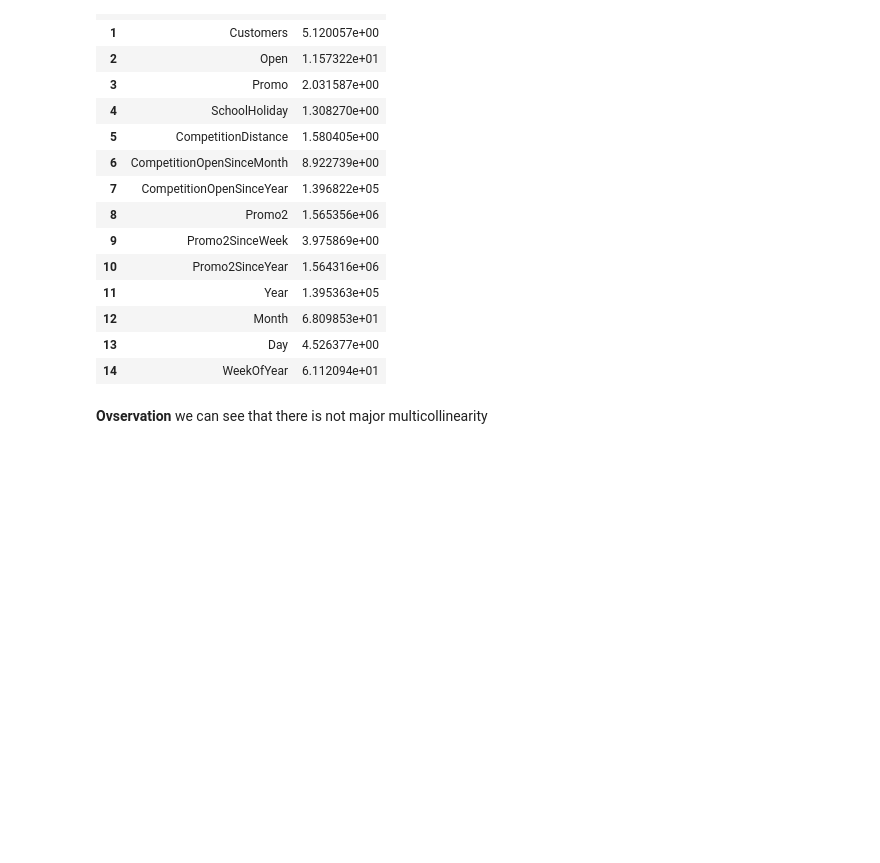
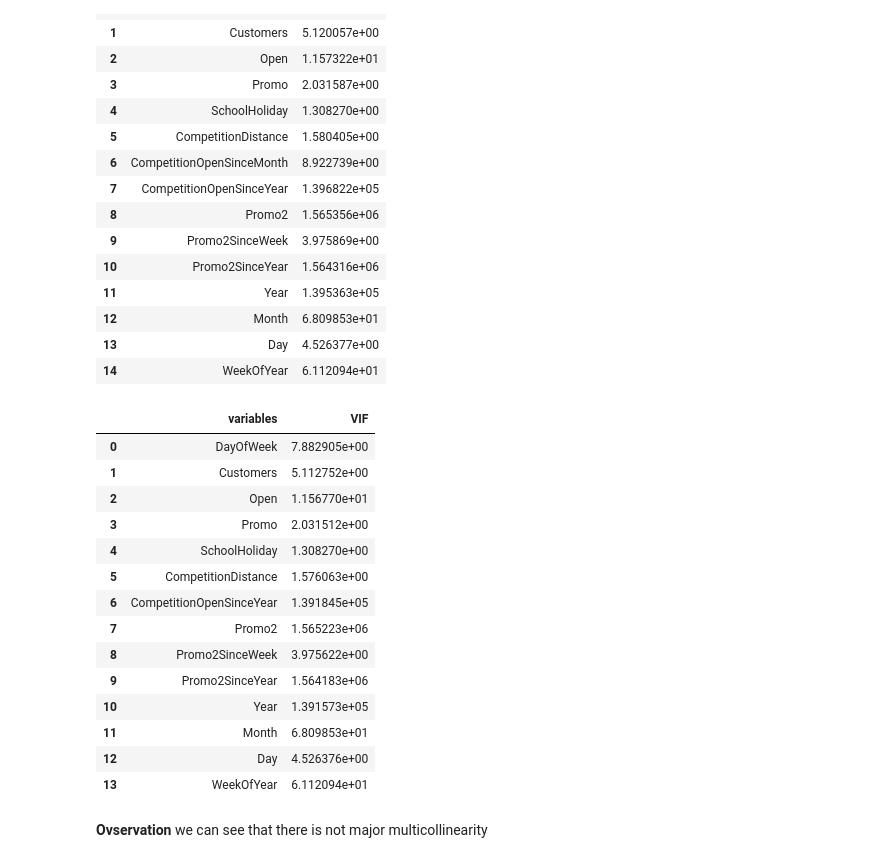
Before and after one commit to Faheemfemu/Retail_Sales_Prediction, a Jupyter notebook: Retail_Sales_Prediction.ipynb, the cells around one changed output. Saved outputs shown, nothing was run; the diff lists cells and outputs as text; code cells hidden in the pictures; blank space fills up the shorter version.

```diff
--- a/Retail_Sales_Prediction.ipynb
+++ b/Retail_Sales_Prediction.ipynb
@@ -643,6 +643,24 @@ calc_vif(df[[i for i in df.describe().columns if i not in ['Store','Sales']]])
 | 12 | Month | 6.809853e+01 |
 | 13 | Day | 4.526377e+00 |
 | 14 | WeekOfYear | 6.112094e+01 |
+# %%
+calc_vif(df[[i for i in df.describe().columns if i not in ['Store','Sales','CompetitionOpenSinceMonth']]])
+# %% [output]
+|  | variables | VIF |
+| 0 | DayOfWeek | 7.882905e+00 |
+| 1 | Customers | 5.112752e+00 |
+| 2 | Open | 1.156770e+01 |
+| 3 | Promo | 2.031512e+00 |
+| 4 | SchoolHoliday | 1.308270e+00 |
+| 5 | CompetitionDistance | 1.576063e+00 |
+| 6 | CompetitionOpenSinceYear | 1.391845e+05 |
+| 7 | Promo2 | 1.565223e+06 |
+| 8 | Promo2SinceWeek | 3.975622e+00 |
+| 9 | Promo2SinceYear | 1.564183e+06 |
+| 10 | Year | 1.391573e+05 |
+| 11 | Month | 6.809853e+01 |
+| 12 | Day | 4.526376e+00 |
+| 13 | WeekOfYear | 6.112094e+01 |
 # %% [markdown]
 **Ovservation**
 we can see that there is not major multicollinearity
```
Also changed, not shown: parts of 10 cells of this notebook.
